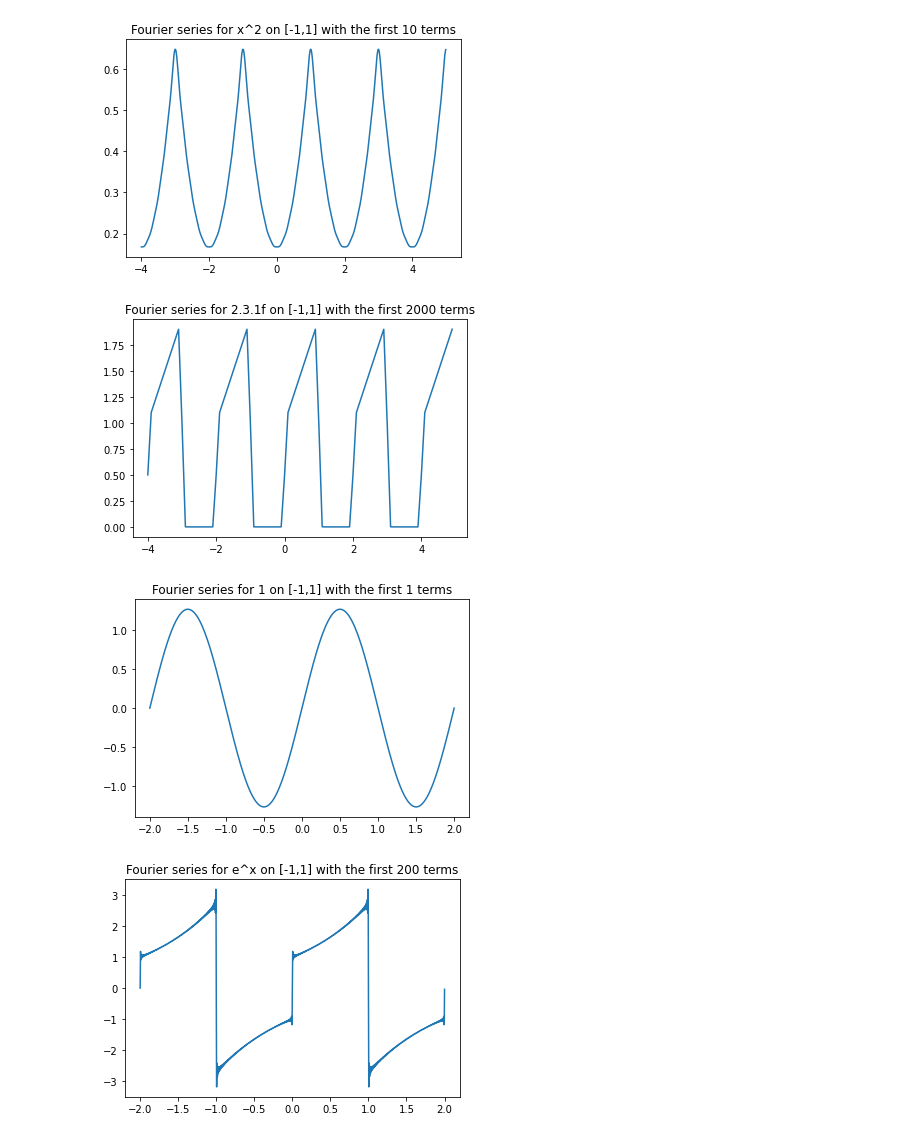
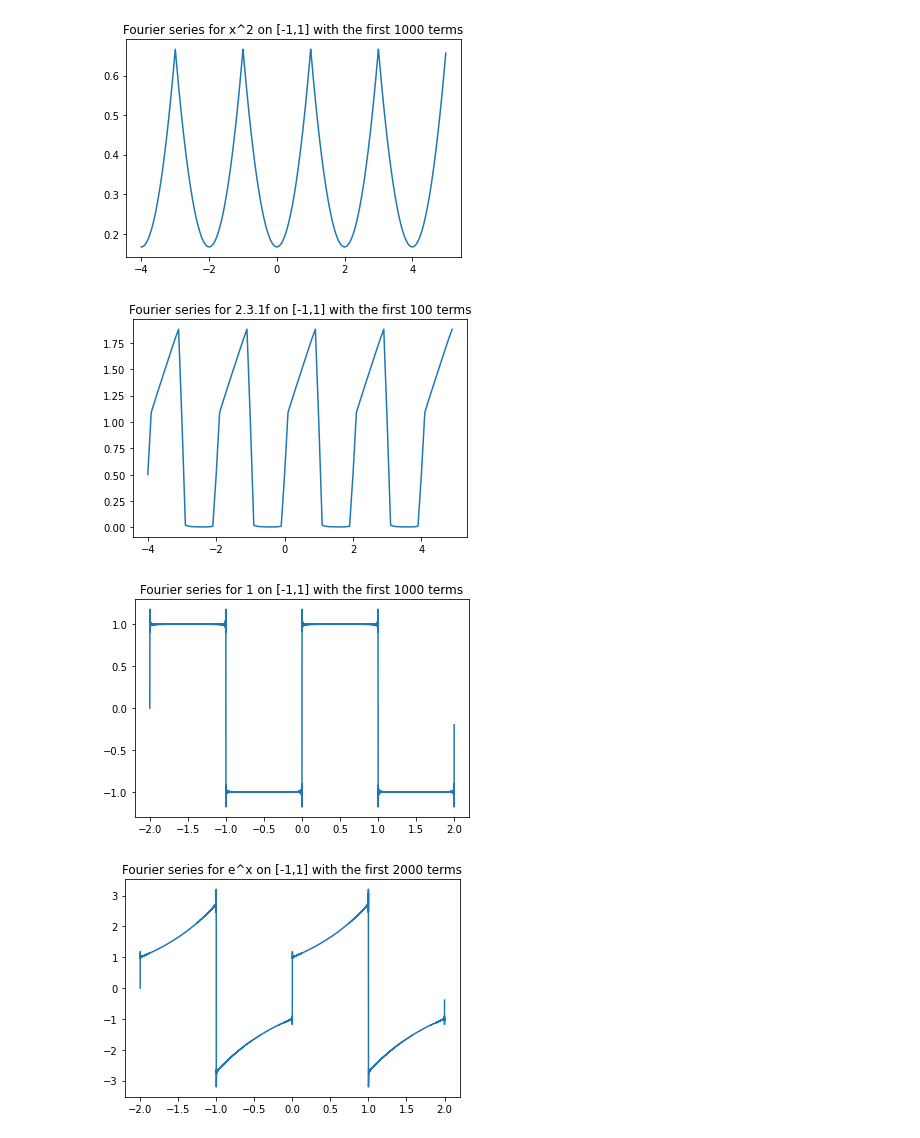
Before and after one commit to paigenorth/241, a Jupyter notebook: 02-18.ipynb, the cells around one changed output. Drawn from its saved outputs; the diff is of its cells as text; code cells hidden in the pictures.

```diff
--- a/02-18.ipynb
+++ b/02-18.ipynb
@@ -7,20 +7,20 @@ def F(x,n,a_0,a,b):
     if n == 0:
         return np.ones(x.shape)*a_0
     else:
-        return y(x,n-1) + a(n)*np.cos(n*np.pi*x) + b(n)*np.sin(n*np.pi*x)
+        return F(x,n-1,a_0,a,b) + a(n)*np.cos(n*np.pi*x) + b(n)*np.sin(n*np.pi*x)
 # %%
 x = np.arange(-4,5,0.01)
 
 a_0 = 1/3
 a = lambda n : 2/(n*np.pi)**2*(-1)**n
 b = lambda n : 0
-n = 10
+n = 1000
 
 plt.title("Fourier series for x^2 on [-1,1] with the first " + str(n) + " terms")
 plt.plot(x,F(x,n,a_0,a,b))
 plt.show()
 # %% [output]
-[figure, old version]
+[figure, new version]
 # %%
 x = np.arange(-4,5,0.1)
 
@@ -35,30 +35,30 @@ def b(n):
         return -1/(n*np.pi)
     else:
         return 3/(n*np.pi)
-n = 2000
+n = 100
 
 plt.title("Fourier series for 2.3.1f on [-1,1] with the first " + str(n) + " terms")
 plt.plot(x,F(x,n,a_0,a,b))
 plt.show()
 # %% [output]
-[figure, old version]
+[figure, new version]
 # %%
 x = np.arange(-2,2,0.0001)
 
 a_0 = 0
 a = lambda n : 0
 def b(n):
     if n%2 == 0:
         return 0
     else:
         return 4/np.pi/n
-n = 1
+n = 1000
 
 plt.title("Fourier series for 1 on [-1,1] with the first " + str(n) + " terms")
 plt.plot(x,F(x,n,a_0,a,b))
 plt.show()
 # %% [output]
-[figure, old version]
+[figure, new version]
 # %%
 x = np.arange(-2,2,0.0001)
 a_0 = 0
@@ -68,10 +68,10 @@ def b(n):
         return 2*np.pi*n*(1-np.e)/(np.pi*np.pi*n*n+1)
     else:
         return 2*np.pi*n*(1+np.e)/(np.pi*np.pi*n*n+1)
-n = 200
+n = 2000
 
 plt.title("Fourier series for e^x on [-1,1] with the first " + str(n) + " terms")
 plt.plot(x,F(x,n,a_0,a,b))
 plt.show()
 # %% [output]
-[figure, old version]
+[figure, new version]
```
